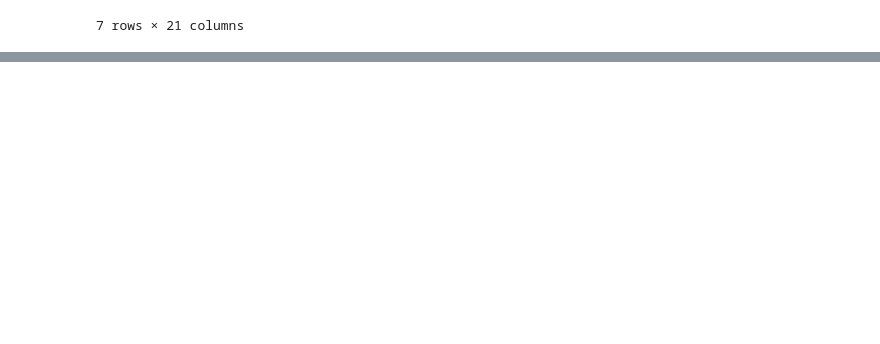
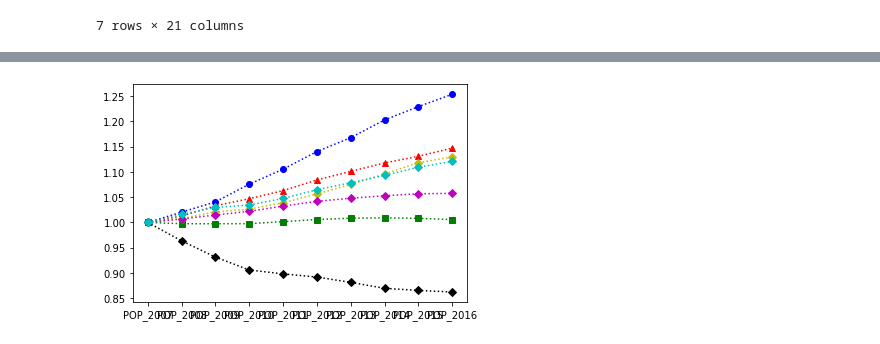
Before and after one commit to Yatish-Mullaji/Project---1, a Jupyter notebook: Population_data.ipynb, the cells around one changed output, grey strips where cells are left out. Drawn from its saved outputs; the diff is of its cells as text; code cells hidden in the pictures; blank space fills up the shorter version.

```diff
--- a/Population_data.ipynb
+++ b/Population_data.ipynb
@@ -145,0 +147,27 @@ pop_2007_2016_reset_df
+# %%
+# Generate the Plot (Accounting for percentages)
+#fig, ax3 = plt.subplots()
+x_axis = pop_2007_2016_pivot_df.index
+
+plt.plot(x_axis, (pop_2007_2016_pivot_df["Austin city"]/pop_2007_2016_pivot_df["Austin city"][0]), marker="o",linestyle='dotted',label="Infubinol",color='b')
+plt.plot(x_axis, (pop_2007_2016_pivot_df["Boston city"]/pop_2007_2016_pivot_df["Boston city"][0]), marker="^",linestyle='dotted',label="Infubinol",color='r')
+plt.plot(x_axis, (pop_2007_2016_pivot_df["Chicago city"]/pop_2007_2016_pivot_df["Chicago city"][0]), marker="s",linestyle='dotted',label="Ketapril",color='g')
+plt.plot(x_axis, (pop_2007_2016_pivot_df["Detroit city"]/pop_2007_2016_pivot_df["Detroit city"][0]), marker="D",linestyle='dotted',label="Placebo",color='k')
+plt.plot(x_axis, (pop_2007_2016_pivot_df["Houston city"]/pop_2007_2016_pivot_df["Houston city"][0]), marker="D",linestyle='dotted',label="Placebo",color='y')
+plt.plot(x_axis, (pop_2007_2016_pivot_df["New York city"]/pop_2007_2016_pivot_df["New York city"][0]), marker="D",linestyle='dotted',label="Placebo",color='m')
+plt.plot(x_axis, (pop_2007_2016_pivot_df["San Francisco city"]/pop_2007_2016_pivot_df["San Francisco city"][0]), marker="D",linestyle='dotted',label="Placebo",color='c')
+
+#ax2.set_xlim(mice_count_df["Timepoint"].min() - 3, mice_count_df["Timepoint"].max() + 3)
+
+#plt.xlabel("Time (Days)")
+#plt.ylabel("Survival Rate (%)")
+#plt.title("Survival During Treatment")
+#plt.legend(loc="best")
+#plt.grid()
+
+# Save the Figure
+#plt.savefig("../Images/Survival During Treatment.png")
+# Show the Figure
+plt.show()
+# %% [output]
+[figure, added]
```
Also changed, not shown: parts of 3 cells of this notebook.
